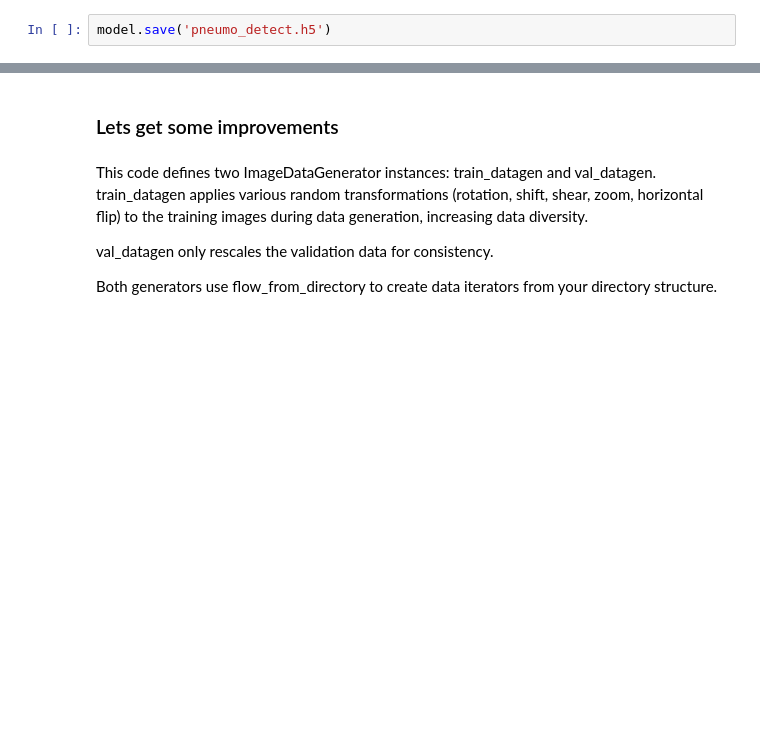
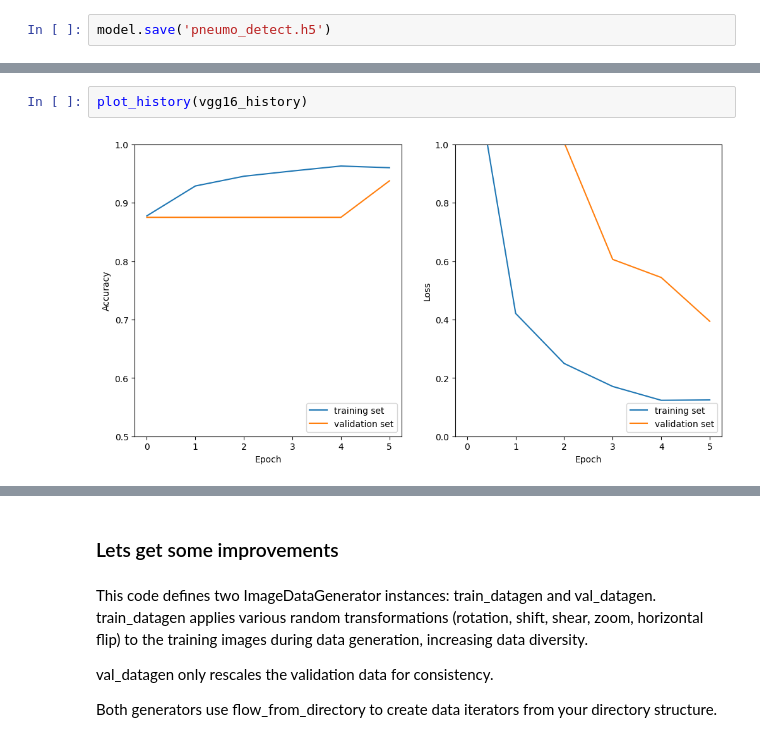
Before and after one commit to david01021984/PneumoniaRecognition, a Jupyter notebook: pneumonia_recognition.ipynb, the cells around one changed output, grey strips where cells are left out. Drawn from its saved outputs; the diff is of its cells as text; blank space fills up the shorter version.

```diff
--- a/pneumonia_recognition.ipynb
+++ b/pneumonia_recognition.ipynb
@@ -236,0 +207,4 @@ ResNet50                 0.8029          0.7696          0.8189
+# %%
+plot_history(vgg16_history)
+# %% [output]
+[figure, added]
```
Also changed, not shown: parts of 14 cells of this notebook.
